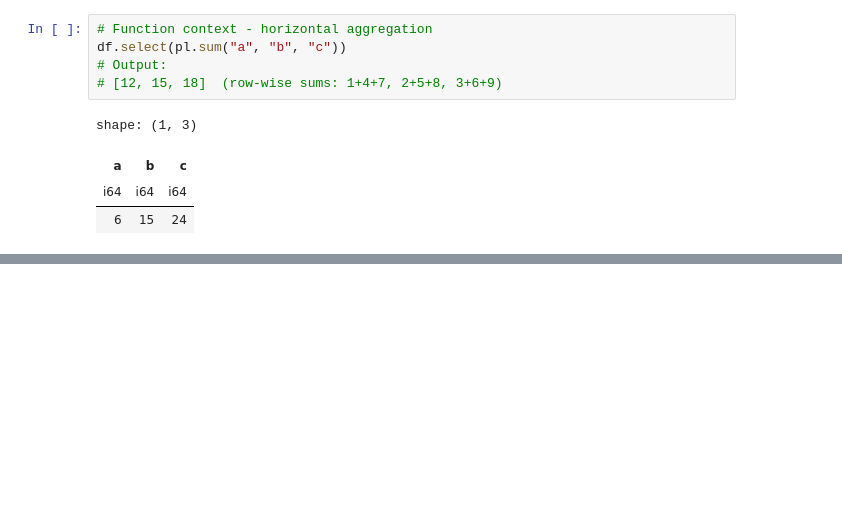
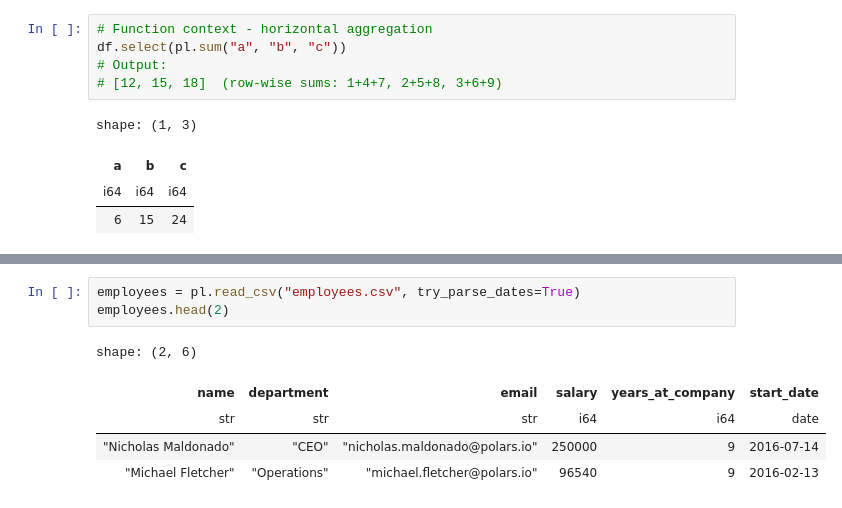
Before and after one commit to dgrunwal/Polars_Gotchas, a Jupyter notebook: Gotchas.ipynb, the cells around one changed output, grey strips where cells are left out. Drawn from its saved outputs; the diff is of its cells as text; blank space fills up the shorter version.

```diff
--- a/Gotchas.ipynb
+++ b/Gotchas.ipynb
@@ -345,0 +347,9 @@ shape: (1, 3)
+# %%
+employees = pl.read_csv("employees.csv", try_parse_dates=True)
+employees.head(2)
+# %% [output]
+shape: (2, 6)
+| name | department | email | salary | years_at_company | start_date |
+| str | str | str | i64 | i64 | date |
+| "Nicholas Maldonado" | "CEO" | "nicholas.maldonado@polars.io" | 250000 | 9 | 2016-07-14 |
+| "Michael Fletcher" | "Operations" | "michael.fletcher@polars.io" | 96540 | 9 | 2016-02-13 |
```
Also changed, not shown: parts of 7 cells of this notebook.
